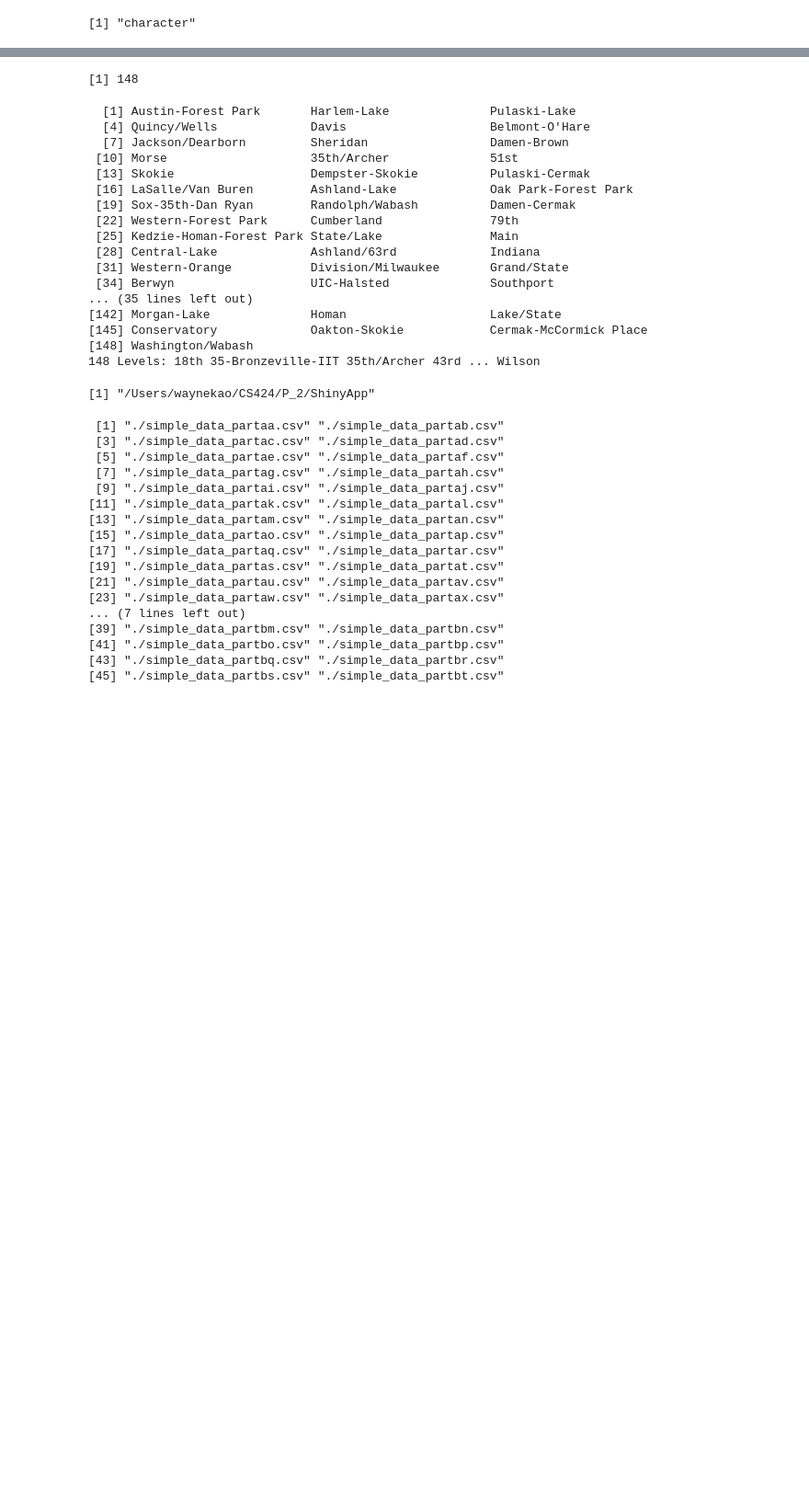
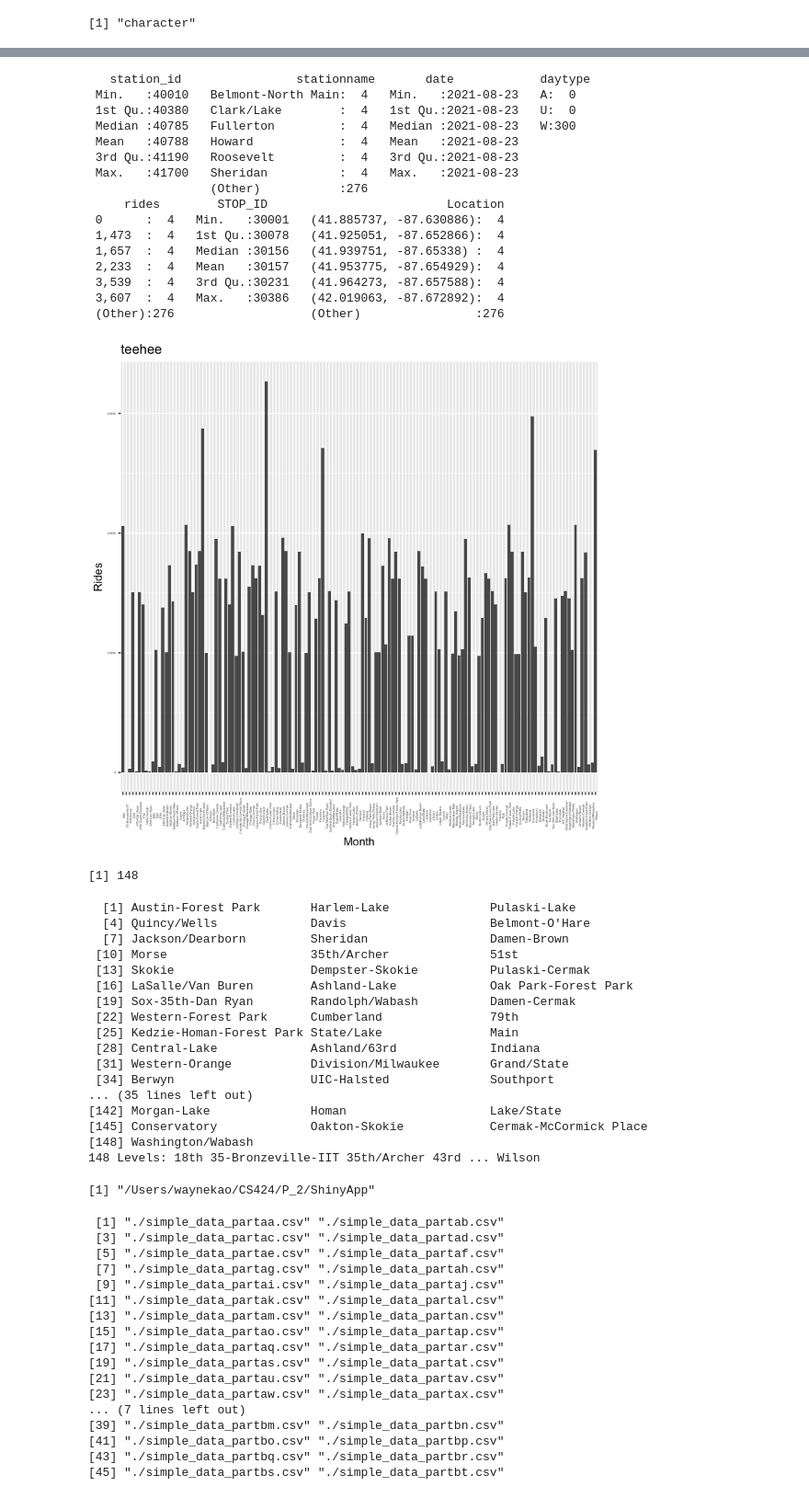
Before and after one commit to kaowayne8/CS424_Project2, a Jupyter notebook: DraftNotebook.ipynb, the cells around one changed output, grey strips where cells are left out. Shown at 92% size. Drawn from its saved outputs; the diff is of its cells as text; code cells hidden in the pictures; blank space fills up the shorter version.

Commit message:
Stops

```diff
--- a/DraftNotebook.ipynb
+++ b/DraftNotebook.ipynb
@@ -116,3 +138,31 @@ simple #Just returns the minimum amount of columns needed. Can change later if n
+# %%
+library(lubridate)
+test <- ymd("2021-08-23")
+test1 <- subset(simple, simple$date == test)
+summary(test1)
+# subset(simple, ymd(simple$date) == ymd("2021-08-23"))
+library(ggplot2)
+ggplot(data=test1, aes(x=factor(test1$stationname), y=as.numeric(test1$rides))) +
+      geom_bar(stat="identity") + labs(x = "Month", y = "Rides", title = "teehee", fill="Month") +
+    theme(axis.text.x = element_text(angle = 90, size = 3), axis.text.y = element_text(size = 3))
+# %% [output]
+   station_id                stationname       date            daytype
+ Min.   :40010   Belmont-North Main:  4   Min.   :2021-08-23   A:  0
+ 1st Qu.:40380   Clark/Lake        :  4   1st Qu.:2021-08-23   U:  0
+ Median :40785   Fullerton         :  4   Median :2021-08-23   W:300
+ Mean   :40788   Howard            :  4   Mean   :2021-08-23
+ 3rd Qu.:41190   Roosevelt         :  4   3rd Qu.:2021-08-23
+ Max.   :41700   Sheridan          :  4   Max.   :2021-08-23
+                 (Other)           :276
+     rides        STOP_ID                         Location
+ 0      :  4   Min.   :30001   (41.885737, -87.630886):  4
+ 1,473  :  4   1st Qu.:30078   (41.925051, -87.652866):  4
+ 1,657  :  4   Median :30156   (41.939751, -87.65338) :  4
+ 2,233  :  4   Mean   :30157   (41.953775, -87.654929):  4
+ 3,539  :  4   3rd Qu.:30231   (41.964273, -87.657588):  4
+ 3,607  :  4   Max.   :30386   (42.019063, -87.672892):  4
+ (Other):276                   (Other)                :276
+[figure, added]
 # %%
 length(unique(simple$stationname))
 unique(simple$stationname)
```
Also changed, not shown: parts of 2 cells of this notebook, 1 other file.
